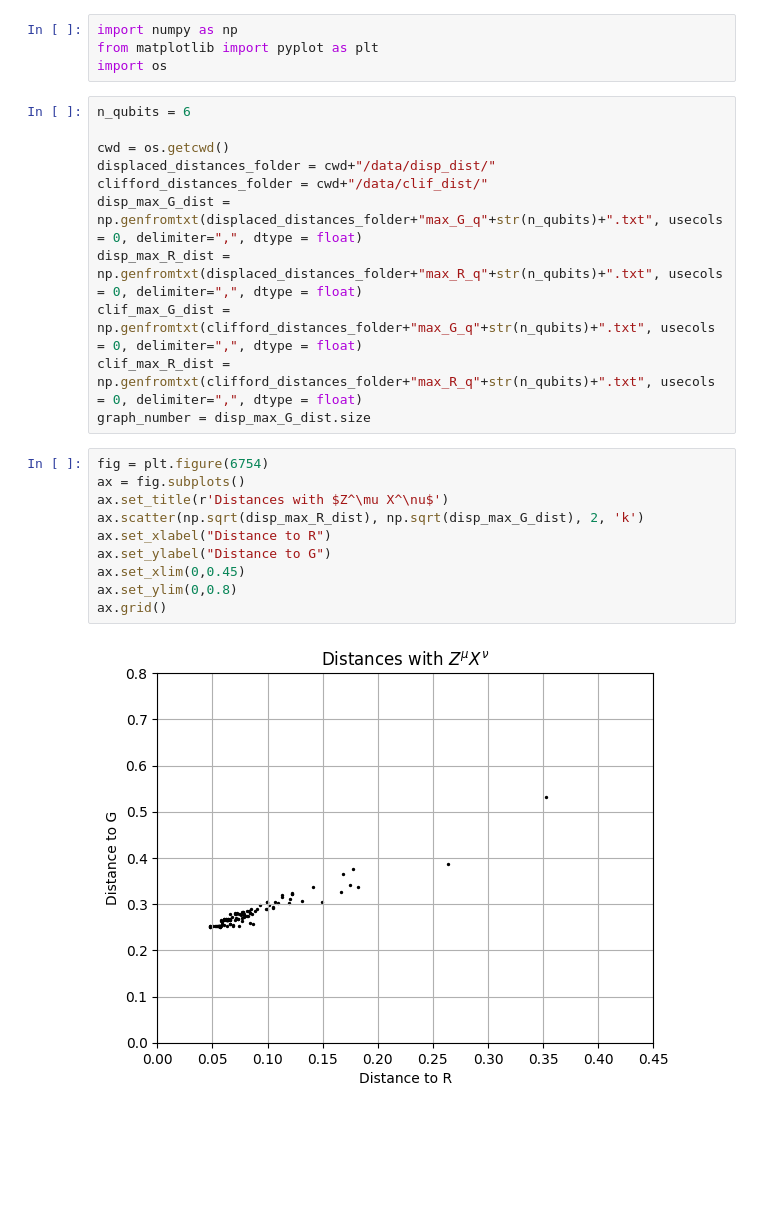
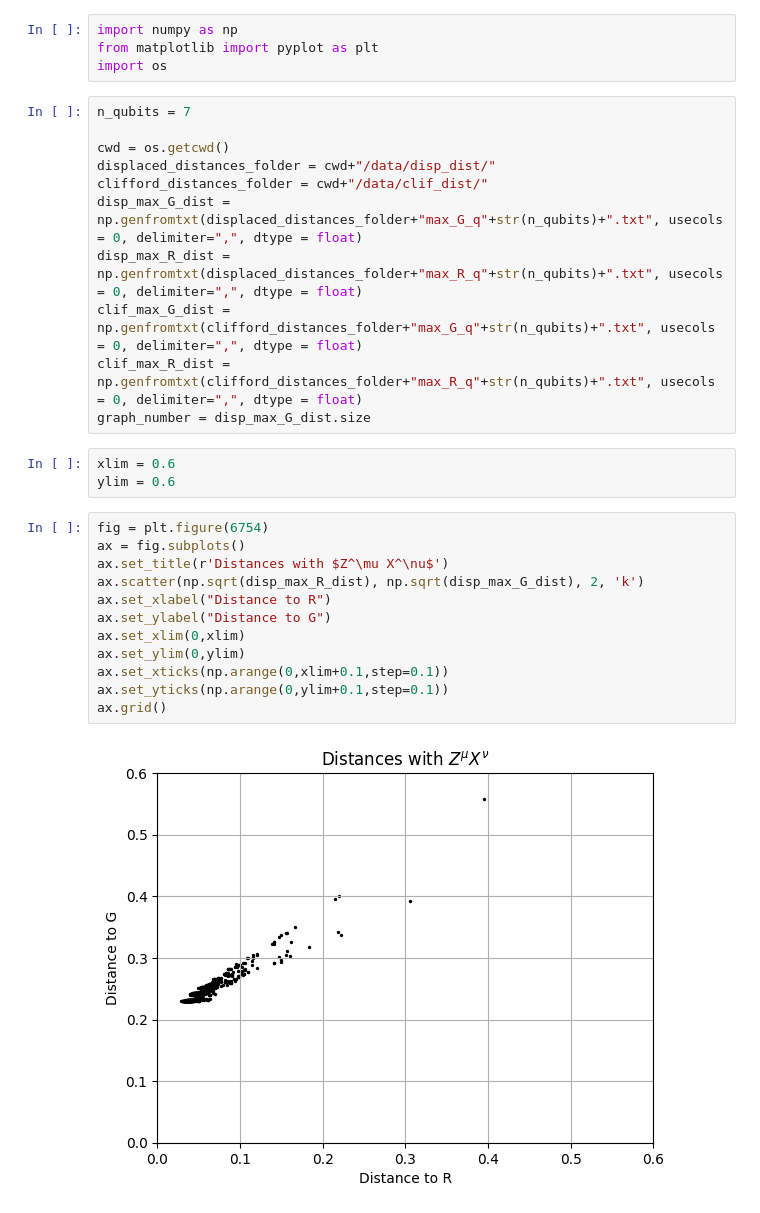
Before and after one commit to Emiliano6754/Stabilizer-States, a Jupyter notebook: correlation_space_plots.ipynb, the cells around one changed output. Saved outputs shown, nothing was run; the diff lists cells and outputs as text; blank space fills up the shorter version.

Commit message:
Corrected correlation space plots

```diff
--- a/correlation_space_plots.ipynb
+++ b/correlation_space_plots.ipynb
@@ -3,7 +3,7 @@ import numpy as np
 from matplotlib import pyplot as plt
 import os
 # %%
-n_qubits = 6
+n_qubits = 7
 
 cwd = os.getcwd()
 displaced_distances_folder = cwd+"/data/disp_dist/"
@@ -13,18 +13,23 @@ disp_max_R_dist = np.genfromtxt(displaced_distances_folder+"max_R_q"+str(n_qubit
 clif_max_G_dist = np.genfromtxt(clifford_distances_folder+"max_G_q"+str(n_qubits)+".txt", usecols = 0, delimiter=",", dtype = float)
 clif_max_R_dist = np.genfromtxt(clifford_distances_folder+"max_R_q"+str(n_qubits)+".txt", usecols = 0, delimiter=",", dtype = float)
 graph_number = disp_max_G_dist.size
+# %%
+xlim = 0.6
+ylim = 0.6
 # %%
 fig = plt.figure(6754)
 ax = fig.subplots()
 ax.set_title(r'Distances with $Z^\mu X^\nu$')
 ax.scatter(np.sqrt(disp_max_R_dist), np.sqrt(disp_max_G_dist), 2, 'k')
 ax.set_xlabel("Distance to R")
 ax.set_ylabel("Distance to G")
-ax.set_xlim(0,0.45)
-ax.set_ylim(0,0.8)
+ax.set_xlim(0,xlim)
+ax.set_ylim(0,ylim)
+ax.set_xticks(np.arange(0,xlim+0.1,step=0.1))
+ax.set_yticks(np.arange(0,ylim+0.1,step=0.1))
 ax.grid()
 # %% [output]
-[figure, old version]
+[figure, new version]
 # %%
 fig = plt.figure(6753)
 ax = fig.subplots()
```
Also changed, not shown: parts of 1 cell of this notebook, 5 other files.
